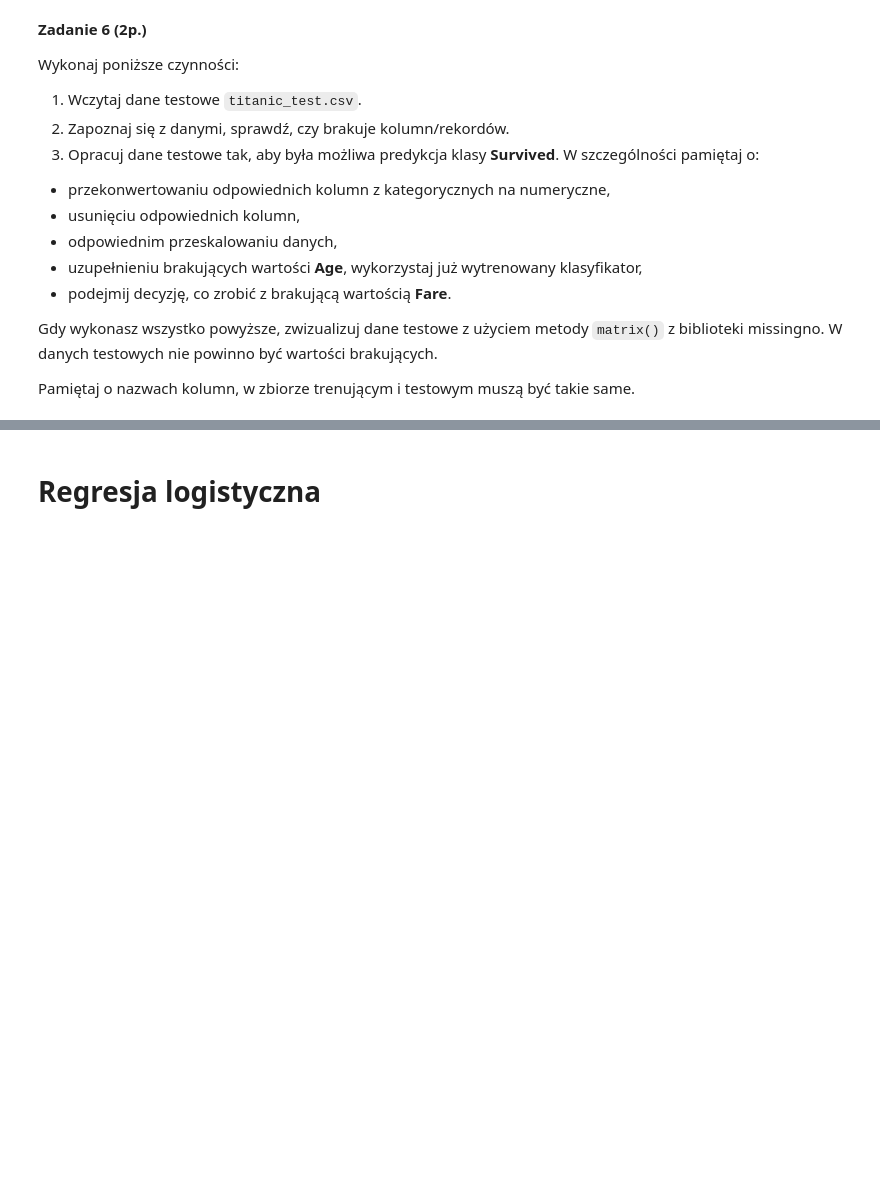
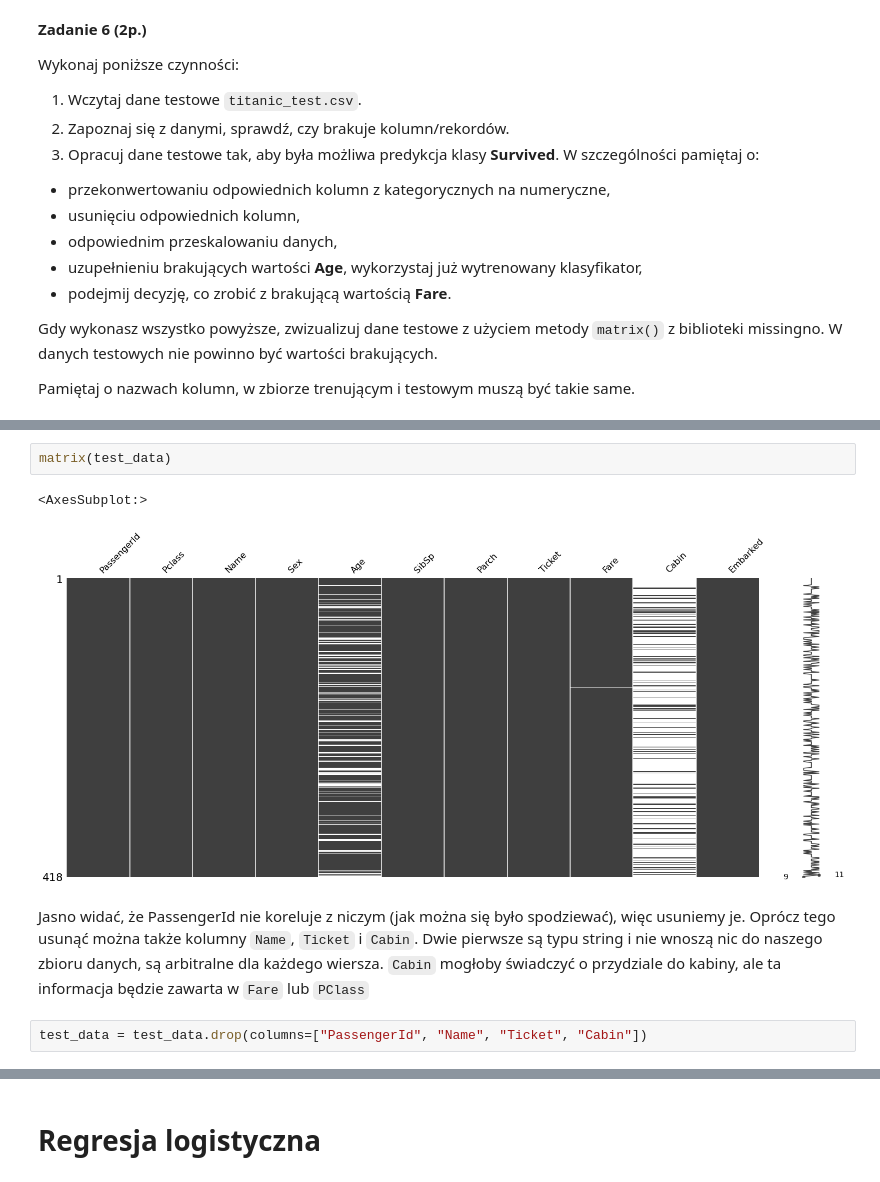
Before and after one commit to pweglik/psi, a Jupyter notebook: lab1/lab_1_introduction.ipynb, the cells around one changed output, grey strips where cells are left out. Cells and saved outputs as stored; diff of their text form; blank space fills up the shorter version.

```diff
--- a/lab1/lab_1_introduction.ipynb
+++ b/lab1/lab_1_introduction.ipynb
@@ -503,0 +617,10 @@ from missingno import matrix
+# %%
+matrix(test_data)
+# %% [output]
+<AxesSubplot:>
+[figure, added]
+# %% [markdown]
+Jasno widać, że PassengerId nie koreluje z niczym (jak można się było spodziewać), więc usuniemy je.
+Oprócz tego usunąć można także kolumny `Name`, `Ticket` i `Cabin`. Dwie pierwsze są typu string i nie wnoszą nic do naszego zbioru danych, są arbitralne dla każdego wiersza. `Cabin` mogłoby świadczyć o przydziale do kabiny, ale ta informacja będzie zawarta w `Fare` lub `PClass`
+# %%
+test_data = test_data.drop(columns=["PassengerId", "Name", "Ticket", "Cabin"])
```
Also changed, not shown: parts of 34 cells of this notebook.
